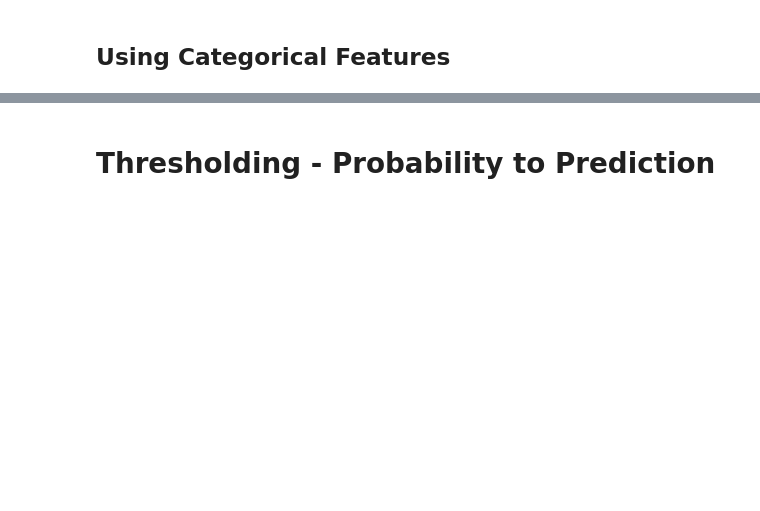
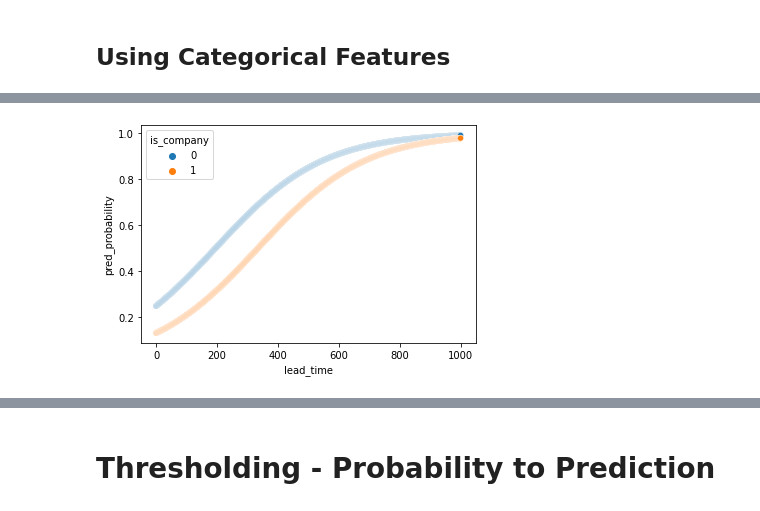
Before and after one commit to pedroteche-ih/DAFT_MEX_202209, a Jupyter notebook: Introduction to Supervised Classification.ipynb, the cells around one changed output, grey strips where cells are left out. Cells and saved outputs as stored; diff of their text form; code cells hidden in the pictures; blank space fills up the shorter version.

```diff
--- a/Introduction to Supervised Classification.ipynb
+++ b/Introduction to Supervised Classification.ipynb
@@ -42,0 +162,3 @@ from sklearn.linear_model import LogisticRegression
+# %%
+tb_simulation['pred_probability'] = log_fit.predict_proba(tb_simulation[['lead_time', 'is_company']])[:,1]
+tb_simulation.head()
@@ -42,0 +172,4 @@ from sklearn.linear_model import LogisticRegression
+# %%
+sns.scatterplot(data = tb_simulation, x = 'lead_time', y = 'pred_probability', hue = 'is_company');
+# %% [output]
+[figure, added]
```
Also changed, not shown: parts of 32 cells of this notebook.
